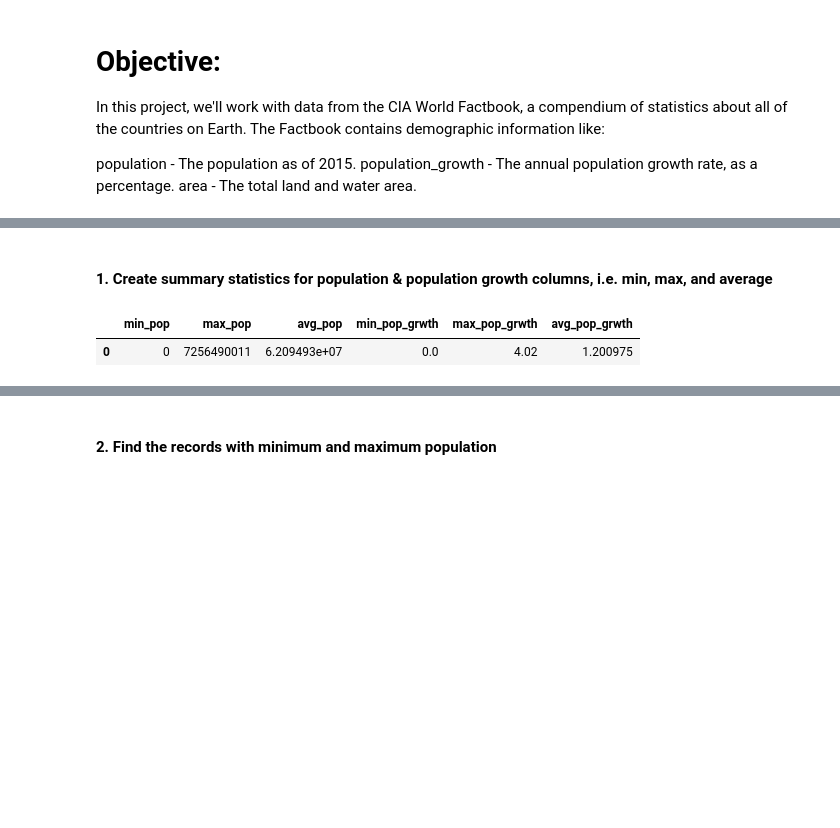
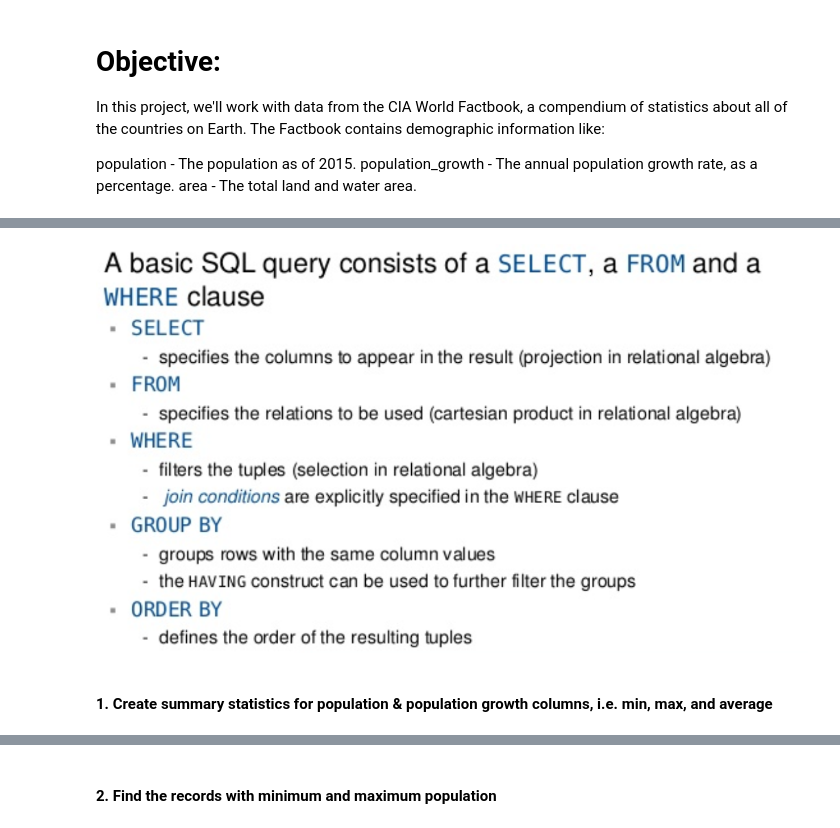
Before and after one commit to nidhikumra/nkumra-elu, a Jupyter notebook: M3W1_workshop/M3W1_workshop_exercise.ipynb, the cells around one changed output, grey strips where cells are left out. Drawn from its saved outputs; the diff is of its cells as text; code cells hidden in the pictures; blank space fills up the shorter version.

Commit message:
added images

```diff
--- a/M3W1_workshop/M3W1_workshop_exercise.ipynb
+++ b/M3W1_workshop/M3W1_workshop_exercise.ipynb
@@ -48,12 +37,7 @@ df2.head()
+# %%
+from IPython.display import Image
+Image("basic_sql_query_structure.png")
+# %% [output]
+[figure, added]
 # %% [markdown]
 #### 1. Create summary statistics for population & population growth columns, i.e. min, max, and average
-# %%
-q3 = '''
-select min(population) min_pop, max(population) max_pop, avg(population) as avg_pop
-,min(population_growth) min_pop_grwth, max(population_growth) max_pop_grwth , avg(population_growth) as avg_pop_grwth
-from facts
-'''
-pd.read_sql_query(q3, conn)
-# %% [output]
-|  | min_pop | max_pop | avg_pop | min_pop_grwth | max_pop_grwth | avg_pop_grwth |
-| 0 | 0 | 7256490011 | 6.209493e+07 | 0.0 | 4.02 | 1.200975 |
```
Also changed, not shown: parts of 44 cells of this notebook, 2 other files.
